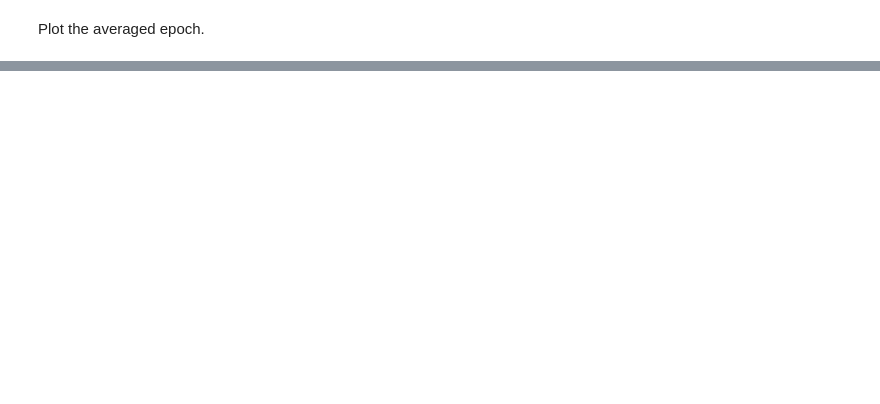
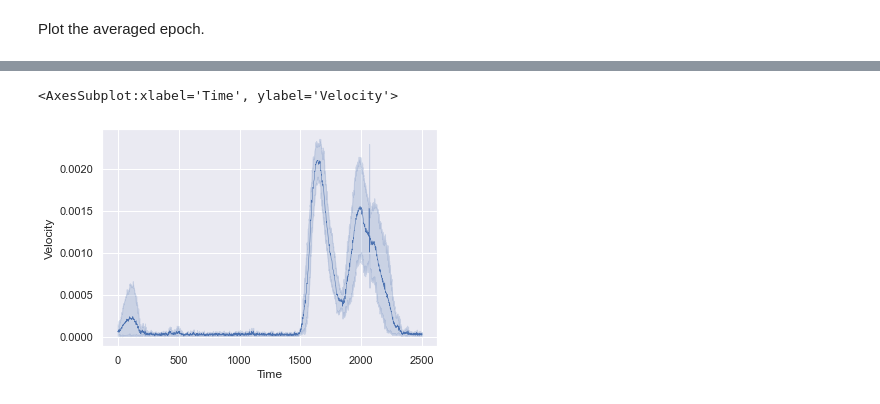
Before and after one commit to lukasgehrke/2021-fastReach, a Jupyter notebook: analyses/Willy_tests/Willy_tests.ipynb, the cells around one changed output, grey strips where cells are left out. Saved outputs shown, nothing was run; the diff lists cells and outputs as text; code cells hidden in the pictures; blank space fills up the shorter version.

```diff
--- a/analyses/Willy_tests/Willy_tests.ipynb
+++ b/analyses/Willy_tests/Willy_tests.ipynb
@@ -451,10 +444,23 @@ sns.relplot(data=vel_acc, x='Time', y='Accuracy')
 # %% [markdown]
 <u/>Plot the averaged epoch.<u/>
 # %%
-#Array
-move = np.asarray(move.values[0])
+#Array of length data full of 0 which got 1 around the movement onset
+true_motion = np.zeros((eeg.shape[1]))
+bef_onset = 1500
+aft_onset = 1000
+velocity_array = velocity.values[0]
 
-true_motion = np.zeros((50000))
+a_acc = np.zeros((bef_onset + aft_onset)*9)
+a_motion = np.zeros((bef_onset + aft_onset)*9)
+onset = np.ones((bef_onset + aft_onset)*9)
 
-for i in move[:9]:
-    true_motion[i:i+250] = 1
+for i in range(9):
+
+    a_acc[0+(bef_onset+aft_onset)*i:(bef_onset+aft_onset) + (bef_onset+aft_onset)*i] = b[move[i]-bef_onset:move[i]+aft_onset]
+    a_motion[0+(bef_onset+aft_onset)*i:(bef_onset+aft_onset) + (bef_onset+aft_onset)*i] = velocity_array[move[i]-bef_onset:move[i]+aft_onset]
+    onset[0+(bef_onset+aft_onset)*i:(bef_onset+aft_onset) + (bef_onset+aft_onset)*i] = i + 1
+
+a_time = np.arange(0,bef_onset+aft_onset)
+a_time = np.tile(a_time, (1, 9)).transpose()
+a_vel_acc = pd.DataFrame(np.column_stack((a_time, onset, a_acc, a_motion)), columns=['Time','Movement', 'Probability', 'Velocity'])
+a_vel_acc
@@ -460,0 +481,5 @@ for i in move[:9]:
+# %%
+sns.lineplot(data=a_vel_acc, x='Time', y='Velocity')
+# %% [output]
+<AxesSubplot:xlabel='Time', ylabel='Velocity'>
+[figure, added]
```
Also changed, not shown: parts of 14 cells of this notebook.
